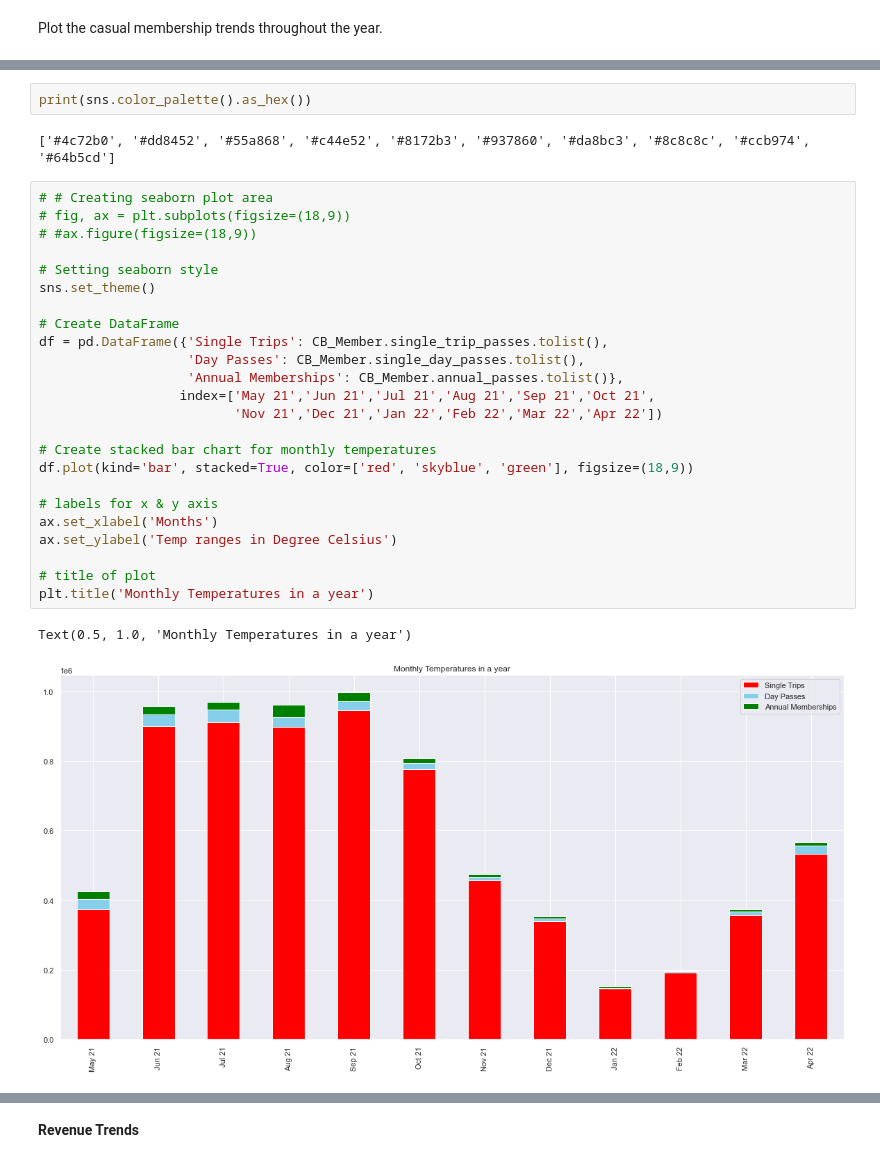
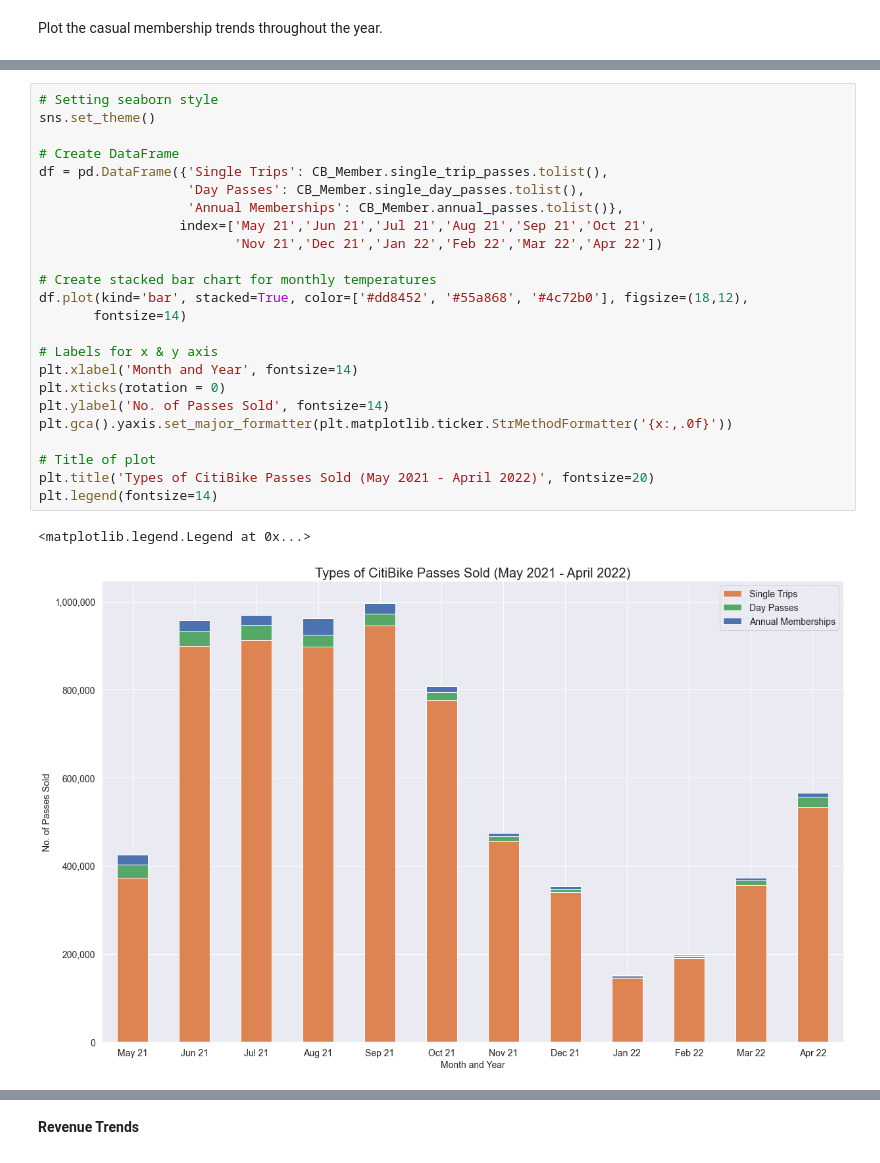
Before and after one commit to jchatterjee/nycdsa_capstone, a Jupyter notebook: CB_Econ_Data_Analysis.ipynb, the cells around one changed output, grey strips where cells are left out. Cells and saved outputs as stored; diff of their text form.

```diff
--- a/CB_Econ_Data_Analysis.ipynb
+++ b/CB_Econ_Data_Analysis.ipynb
@@ -127,31 +114,27 @@ sns.color_palette()
-# %%
-print(sns.color_palette().as_hex())
-# %% [output]
-['#4c72b0', '#dd8452', '#55a868', '#c44e52', '#8172b3', '#937860', '#da8bc3', '#8c8c8c', '#ccb974', '#64b5cd']
 # %%
-# # Creating seaborn plot area
-# fig, ax = plt.subplots(figsize=(18,9))
-# #ax.figure(figsize=(18,9))
-
 # Setting seaborn style
 sns.set_theme()
 
 # Create DataFrame
 df = pd.DataFrame({'Single Trips': CB_Member.single_trip_passes.tolist(),
                    'Day Passes': CB_Member.single_day_passes.tolist(),
                    'Annual Memberships': CB_Member.annual_passes.tolist()},
                   index=['May 21','Jun 21','Jul 21','Aug 21','Sep 21','Oct 21',
                          'Nov 21','Dec 21','Jan 22','Feb 22','Mar 22','Apr 22'])
 
 # Create stacked bar chart for monthly temperatures
-df.plot(kind='bar', stacked=True, color=['red', 'skyblue', 'green'], figsize=(18,9))
+df.plot(kind='bar', stacked=True, color=['#dd8452', '#55a868', '#4c72b0'], figsize=(18,12),
+       fontsize=14)
 
-# labels for x & y axis
-ax.set_xlabel('Months')
-ax.set_ylabel('Temp ranges in Degree Celsius')
+# Labels for x & y axis
+plt.xlabel('Month and Year', fontsize=14)
+plt.xticks(rotation = 0)
+plt.ylabel('No. of Passes Sold', fontsize=14)
+plt.gca().yaxis.set_major_formatter(plt.matplotlib.ticker.StrMethodFormatter('{x:,.0f}'))
 
-# title of plot
-plt.title('Monthly Temperatures in a year')
+# Title of plot
+plt.title('Types of CitiBike Passes Sold (May 2021 - April 2022)', fontsize=20)
+plt.legend(fontsize=14)
 # %% [output]
-Text(0.5, 1.0, 'Monthly Temperatures in a year')
+<matplotlib.legend.Legend at 0x...>
-[figure, old version]
+[figure, new version]
```
Also changed, not shown: parts of 5 cells of this notebook.
